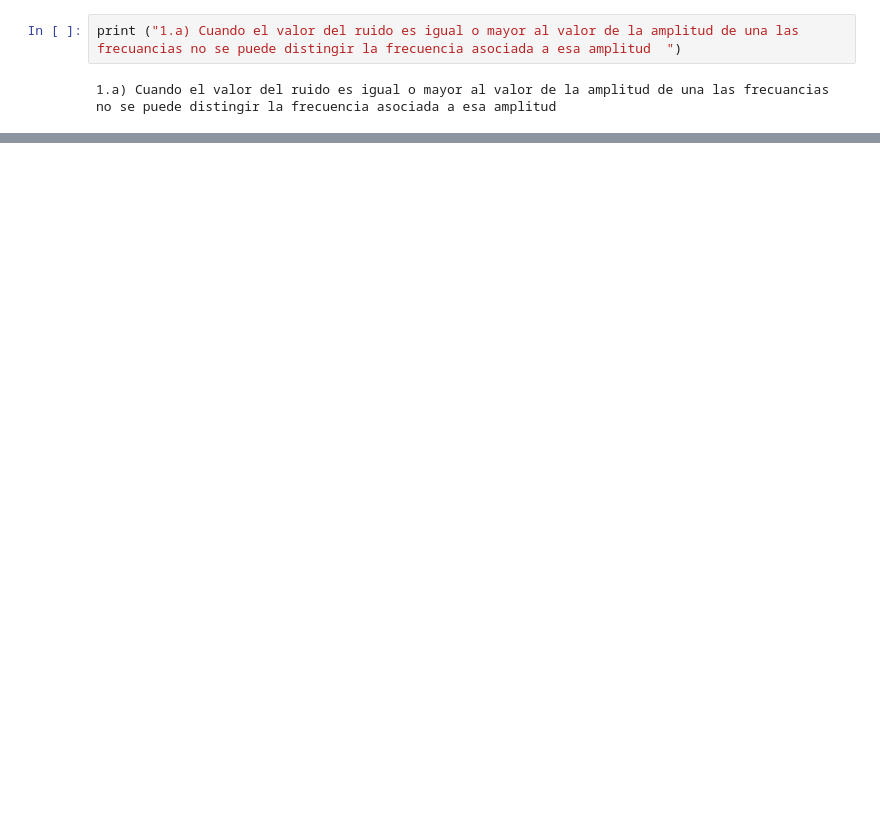
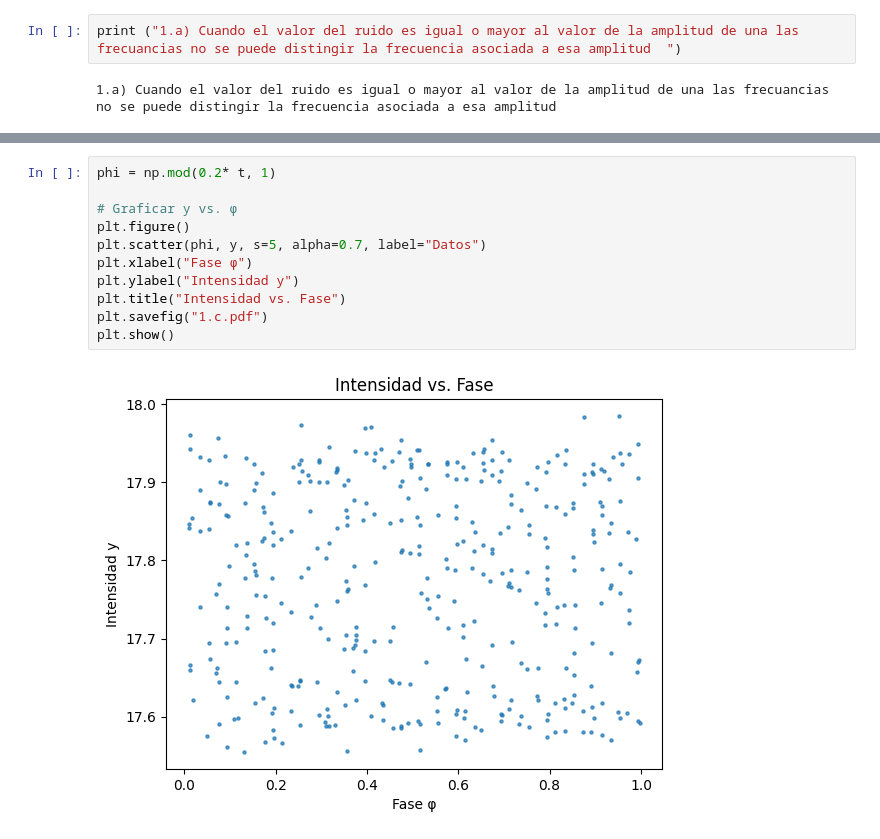
Before and after one commit to JessiDaniL/metodos2_grupo1, a Jupyter notebook: Talleres/Taller_2/Punto1.ipynb, the cells around one changed output, grey strips where cells are left out. Saved outputs shown, nothing was run; the diff lists cells and outputs as text; blank space fills up the shorter version.

```diff
--- a/Talleres/Taller_2/Punto1.ipynb
+++ b/Talleres/Taller_2/Punto1.ipynb
@@ -67,0 +147,13 @@ plt.plot(ts_fund,ys_fund)
+# %%
+phi = np.mod(0.2* t, 1)
+
+# Graficar y vs. φ
+plt.figure()
+plt.scatter(phi, y, s=5, alpha=0.7, label="Datos")
+plt.xlabel("Fase φ")
+plt.ylabel("Intensidad y")
+plt.title("Intensidad vs. Fase")
+plt.savefig("1.c.pdf")
+plt.show()
+# %% [output]
+[figure, added]
```
Also changed, not shown: parts of 13 cells of this notebook, 4 other files.
